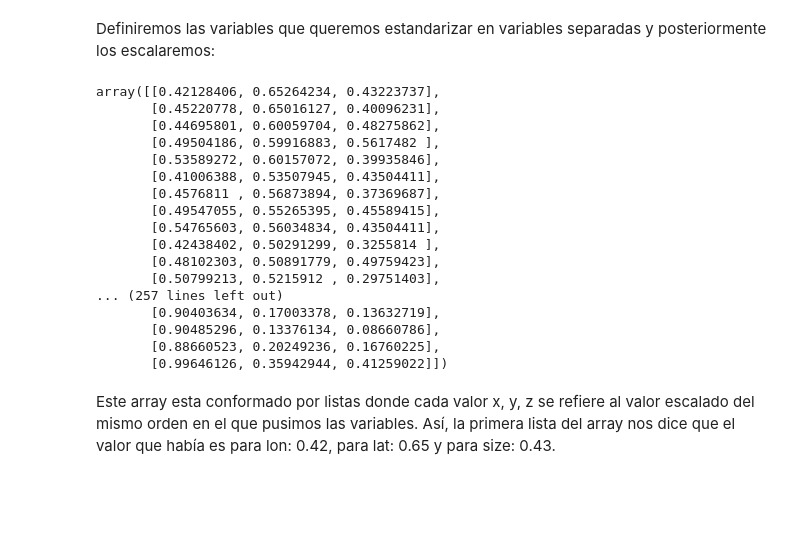
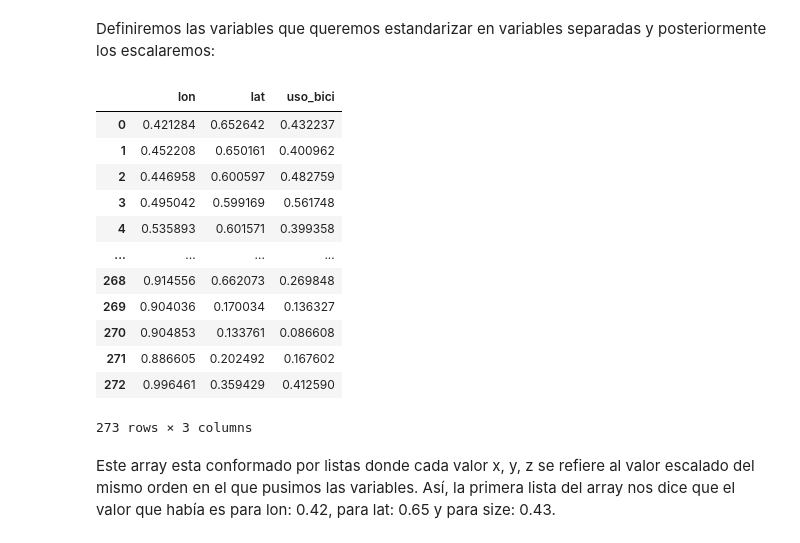
Before and after one commit to LordLiberte/Portfolio, a Jupyter notebook: Practica2/notebooks/5_transformaciones.ipynb, the cells around one changed output. Cells and saved outputs as stored; diff of their text form; code cells hidden in the pictures; blank space fills up the shorter version.

Commit message:
Creacion de archivo
Tras aplicar minmax, guardamos los datos en un csv

```diff
--- a/Practica2/notebooks/5_transformaciones.ipynb
+++ b/Practica2/notebooks/5_transformaciones.ipynb
@@ -34,27 +34,24 @@ Definiremos las variables que queremos estandarizar en variables separadas y pos
 # %%
 x_feat, y_feat, size = 'lon', 'lat', 'uso_bici'
 min_max_scaler = MinMaxScaler() ## Necesitamos establecer que variable actuará de escalador
-
-minmax_scaled = min_max_scaler.fit_transform(dfe[[x_feat, y_feat, size]].values)
-minmax_scaled
+transf = min_max_scaler.fit(dfe.loc[:, [x_feat, y_feat, size]].values) ## Ajustamos el escalador a los datos
+minmax_scaled = transf.fit_transform(dfe[[x_feat, y_feat, size]].values)
+df_transf = pd.DataFrame(minmax_scaled, columns=[x_feat, y_feat, size])
+df_transf
 # %% [output]
+|  | lon | lat | uso_bici |
+| 0 | 0.421284 | 0.652642 | 0.432237 |
+| 1 | 0.452208 | 0.650161 | 0.400962 |
+| 2 | 0.446958 | 0.600597 | 0.482759 |
+| 3 | 0.495042 | 0.599169 | 0.561748 |
+| 4 | 0.535893 | 0.601571 | 0.399358 |
+| ... | ... | ... | ... |
+| 268 | 0.914556 | 0.662073 | 0.269848 |
+| 269 | 0.904036 | 0.170034 | 0.136327 |
+| 270 | 0.904853 | 0.133761 | 0.086608 |
+| 271 | 0.886605 | 0.202492 | 0.167602 |
+| 272 | 0.996461 | 0.359429 | 0.412590 |
-array([[0.42128406, 0.65264234, 0.43223737],
-       [0.45220778, 0.65016127, 0.40096231],
-       [0.44695801, 0.60059704, 0.48275862],
-       [0.49504186, 0.59916883, 0.5617482 ],
-       [0.53589272, 0.60157072, 0.39935846],
-       [0.41006388, 0.53507945, 0.43504411],
-       [0.4576811 , 0.56873894, 0.37369687],
-       [0.49547055, 0.55265395, 0.45589415],
-       [0.54765603, 0.56034834, 0.43504411],
-       [0.42438402, 0.50291299, 0.3255814 ],
-       [0.48102303, 0.50891779, 0.49759423],
-       [0.50799213, 0.5215912 , 0.29751403],
-... (257 lines left out)
-       [0.90403634, 0.17003378, 0.13632719],
-       [0.90485296, 0.13376134, 0.08660786],
-       [0.88660523, 0.20249236, 0.16760225],
-       [0.99646126, 0.35942944, 0.41259022]])
+273 rows × 3 columns
 # %% [markdown]
 Este array esta conformado por listas donde cada valor x, y, z se refiere al valor escalado del mismo orden en el que pusimos las variables. Así, la primera lista del array nos dice que el valor que había es para lon: 0.42, para lat: 0.65 y para size: 0.43.
 # %% [markdown]
```
Also changed, not shown: parts of 2 cells of this notebook, 2 other files.
